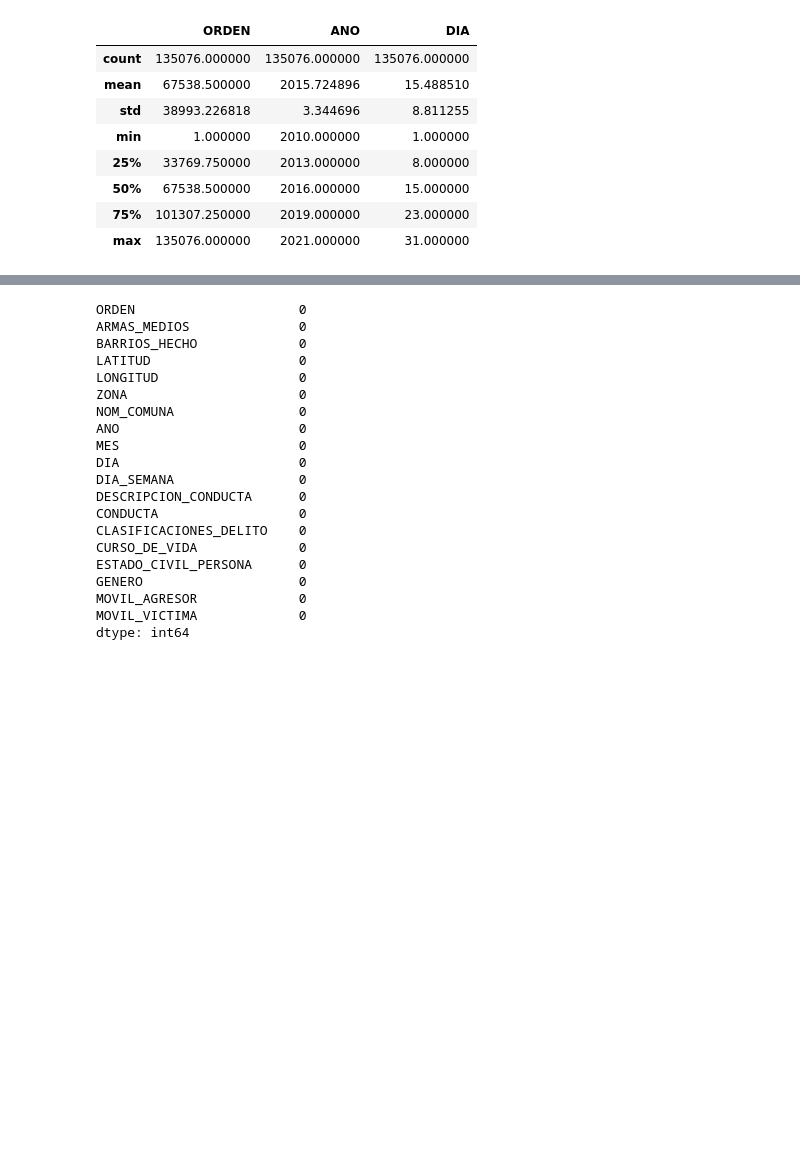
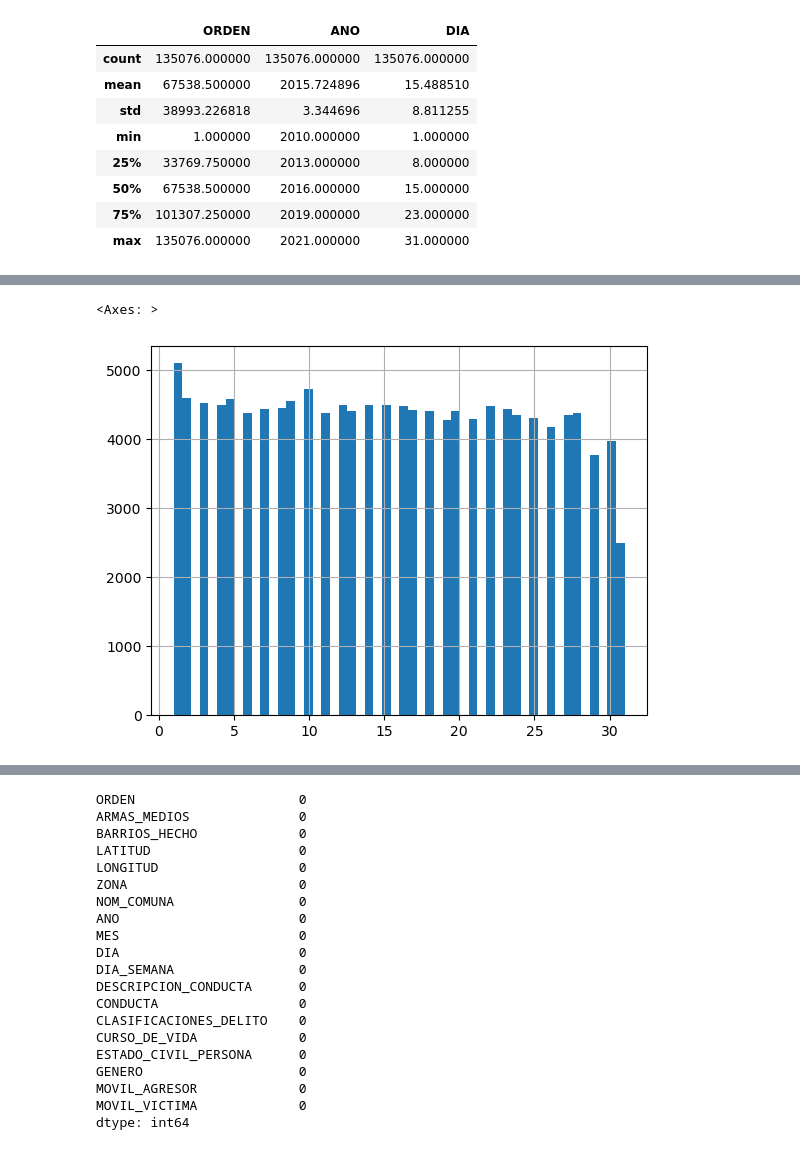
Before and after one commit to zquintero246/Seguridad_Bucaramanga, a Jupyter notebook: bucaramangaSeguridad/normalizacionGeo.ipynb, the cells around one changed output, grey strips where cells are left out. Drawn from its saved outputs; the diff is of its cells as text; code cells hidden in the pictures; blank space fills up the shorter version.

```diff
--- a/bucaramangaSeguridad/normalizacionGeo.ipynb
+++ b/bucaramangaSeguridad/normalizacionGeo.ipynb
@@ -225,0 +255,5 @@ df.describe()
+# %%
+df['DIA'].hist(bins='auto')
+# %% [output]
+<Axes: >
+[figure, added]
```
Also changed, not shown: parts of 12 cells of this notebook.
